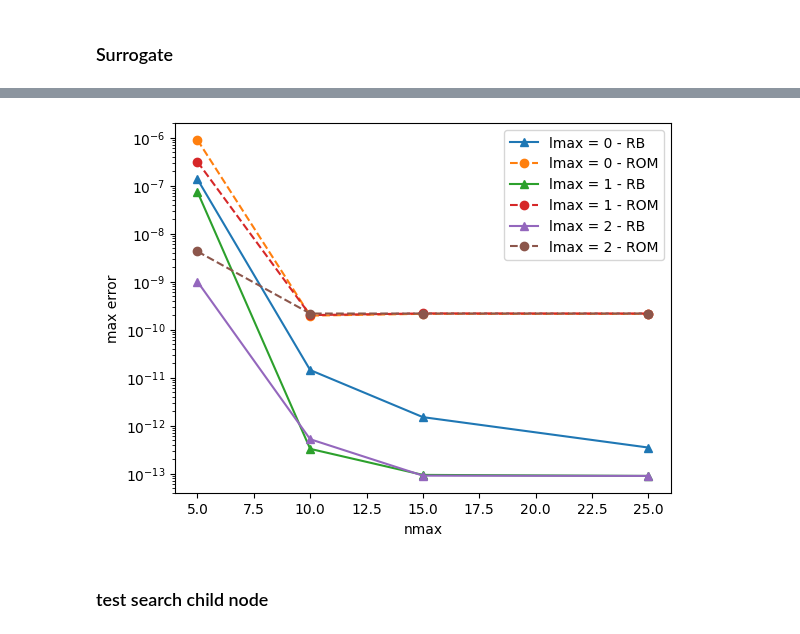
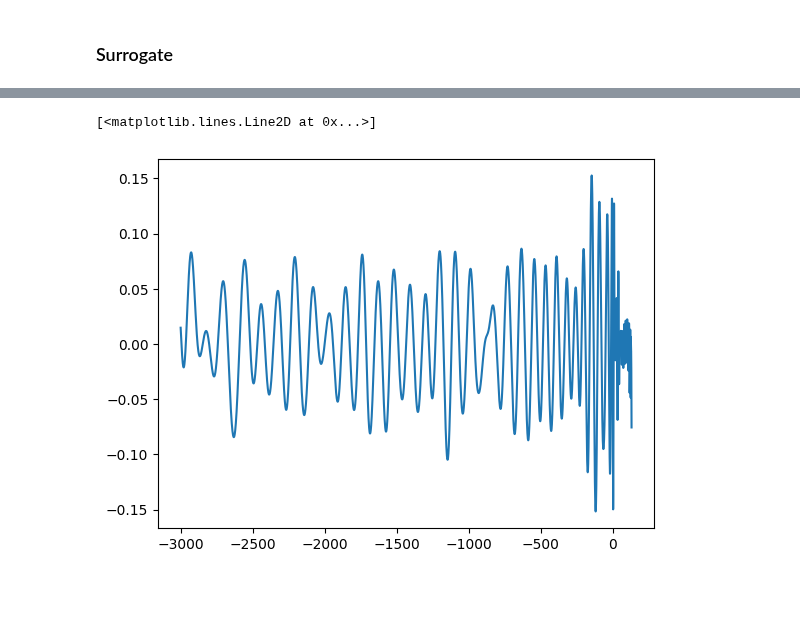
Before and after one commit to francocerino/scikit-reducedmodel, a Jupyter notebook: docs/source/tutorials/demo.ipynb, the cells around one changed output, grey strips where cells are left out. Saved outputs shown, nothing was run; the diff lists cells and outputs as text; code cells hidden in the pictures; blank space fills up the shorter version.

```diff
--- a/docs/source/tutorials/demo.ipynb
+++ b/docs/source/tutorials/demo.ipynb
@@ -575,7 +326,0 @@ ValueError: Pipeline.fit does not accept the Y parameter. You can pass parameter
-# %%
-rom = Surrogate(lmax=1, nmax = 20, greedy_tol = 1e-16)
-rom.fit(training_set=ts_train,
-              parameters=q_train[:,0],
-              physical_points=times)
-
-len(rom.base.tree.leaves)
@@ -643,55 +327,9 @@ NameError: name 'ts_test_normalized' is not defined
-# %%
-range_lmax = range(0,3)
-range_nmax = [5,10,15,25]
-
-plt.yscale("log")
-plt.xlabel("nmax")
-plt.ylabel("max error")
-
-for lmax in range_lmax:
-    max_errors_rb = []
-    max_errors_eim = []
-    max_errors_rom = []
-
-    for nmax in range_nmax:
-        rom = Surrogate(lmax = lmax,
-                        nmax = nmax,
-                        greedy_tol = 1e-16,
-                        normalize = False
-                       )
-        rom.fit(training_set = ts_train,
-                      parameters = q_train[:,0],
-                      physical_points = times
-               )
-
-        errors_rb = []
-        errors_eim = []
-        errors_rom = []
-        for h, q in zip(ts_test, q_test):
-            # calculamos la proyección de las ondas con el modelo hp-greedy
-            h_rb = rom.base.transform(h,q[0])
-            h_eim = rom.eim.transform(h,q[0])
-            h_rom = rom.predict(q[0])
-
-            # calculamos el error para la proyección
-            errors_rb.append(error(h, h_rb, times))
-            errors_eim.append(error(h, h_eim, times))
-            errors_rom.append(error(h, h_rom, times))
-
-        # tomamos el error máximo en el conjunto de validación
-        max_errors_rb.append(np.max(errors_rb))
-        max_errors_eim.append(np.max(errors_eim))
-        max_errors_rom.append(np.max(errors_rom))
-
-    plt.plot(range_nmax, max_errors_rb, "^-", label = f"lmax = {lmax} - RB")
-    #plt.plot(range_nmax, max_errors_eim, "o-", label = f"lmax = {lmax} - EIM")
-    plt.plot(range_nmax, max_errors_rom, "o--", label = f"lmax = {lmax} - ROM")
-
-plt.legend();
-# %% [output]
-[figure, removed]
-# %% [markdown]
-### test search child node
+# %%
+q = 7.5
+plt.plot(times,np.real(rom.predict(q)))
+# %% [output]
+[<matplotlib.lines.Line2D at 0x...>]
+[figure, added]
 # %%
 from skreducedmodel.reducedbasis import select_child_node
 
```
Also changed, not shown: parts of 50 cells of this notebook.
